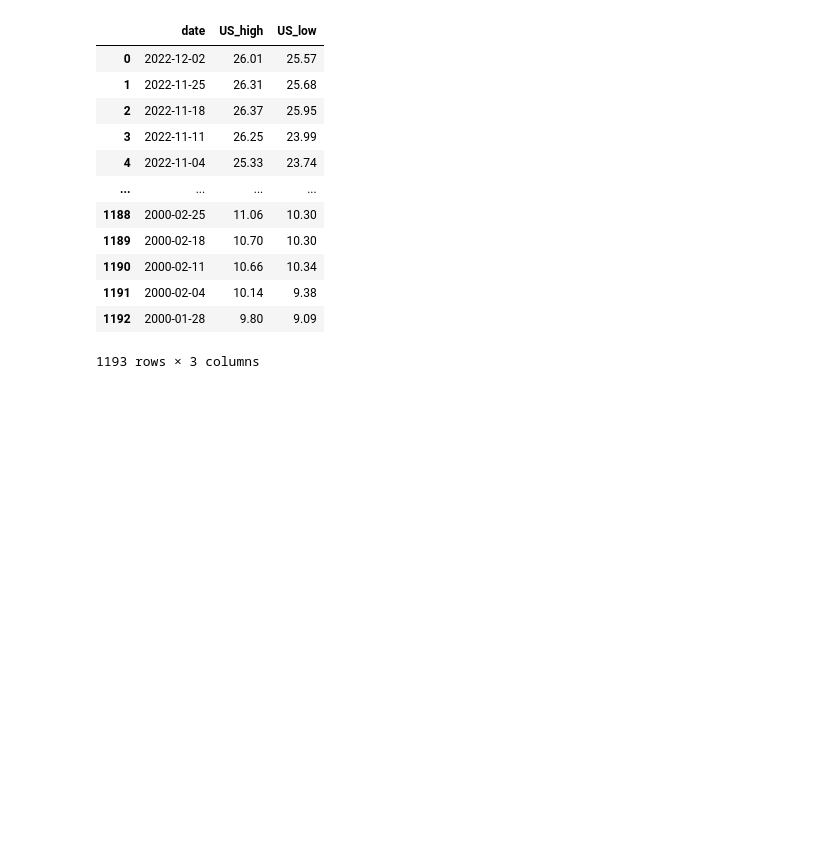
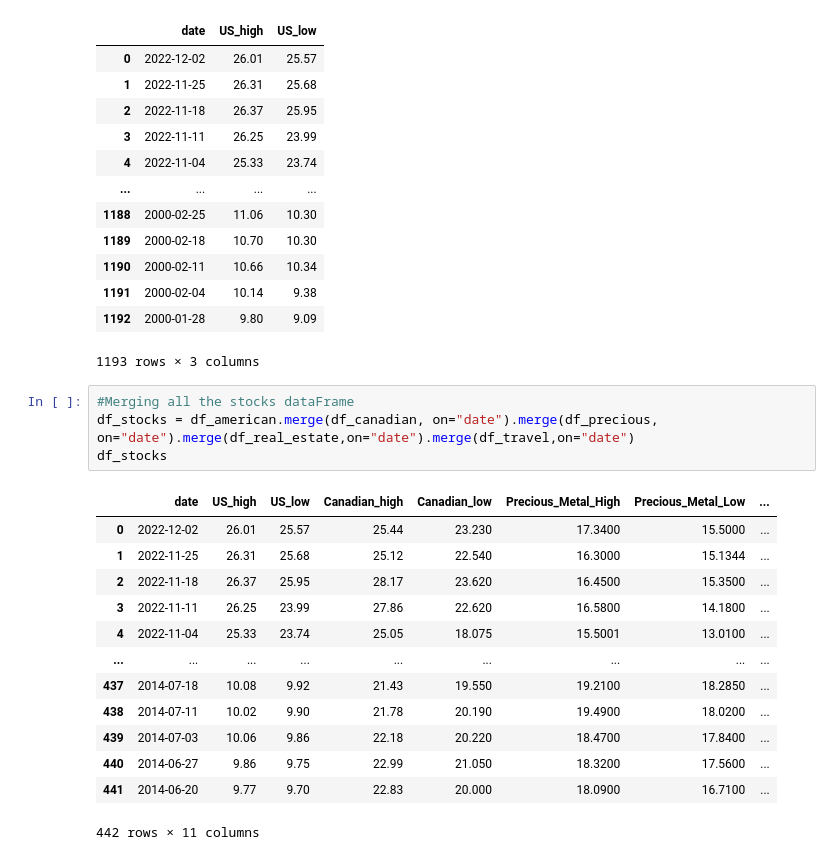
Before and after one commit to AIDA-Saskatchewan-polytechnic/Final_Project_by_Jeslin-Abitha, a Jupyter notebook: Final_Project.ipynb, the cells around one changed output. Drawn from its saved outputs; the diff is of its cells as text; blank space fills up the shorter version.

Commit message:
Merged all stock data

```diff
--- a/Final_Project.ipynb
+++ b/Final_Project.ipynb
@@ -239,3 +239,21 @@ df_american
 | 1191 | 2000-02-04 | 10.14 | 9.38 |
 | 1192 | 2000-01-28 | 9.80 | 9.09 |
 1193 rows × 3 columns
+# %%
+#Merging all the stocks dataFrame
+df_stocks = df_american.merge(df_canadian, on="date").merge(df_precious, on="date").merge(df_real_estate,on="date").merge(df_travel,on="date")
+df_stocks
+# %% [output]
+|  | date | US_high | US_low | Canadian_high | Canadian_low | Precious_Metal_High | Precious_Metal_Low | ... |
+| 0 | 2022-12-02 | 26.01 | 25.57 | 25.44 | 23.230 | 17.3400 | 15.5000 | ... |
+| 1 | 2022-11-25 | 26.31 | 25.68 | 25.12 | 22.540 | 16.3000 | 15.1344 | ... |
+| 2 | 2022-11-18 | 26.37 | 25.95 | 28.17 | 23.620 | 16.4500 | 15.3500 | ... |
+| 3 | 2022-11-11 | 26.25 | 23.99 | 27.86 | 22.620 | 16.5800 | 14.1800 | ... |
+| 4 | 2022-11-04 | 25.33 | 23.74 | 25.05 | 18.075 | 15.5001 | 13.0100 | ... |
+| ... | ... | ... | ... | ... | ... | ... | ... | ... |
+| 437 | 2014-07-18 | 10.08 | 9.92 | 21.43 | 19.550 | 19.2100 | 18.2850 | ... |
+| 438 | 2014-07-11 | 10.02 | 9.90 | 21.78 | 20.190 | 19.4900 | 18.0200 | ... |
+| 439 | 2014-07-03 | 10.06 | 9.86 | 22.18 | 20.220 | 18.4700 | 17.8400 | ... |
+| 440 | 2014-06-27 | 9.86 | 9.75 | 22.99 | 21.050 | 18.3200 | 17.5600 | ... |
+| 441 | 2014-06-20 | 9.77 | 9.70 | 22.83 | 20.000 | 18.0900 | 16.7100 | ... |
+442 rows × 11 columns
```
